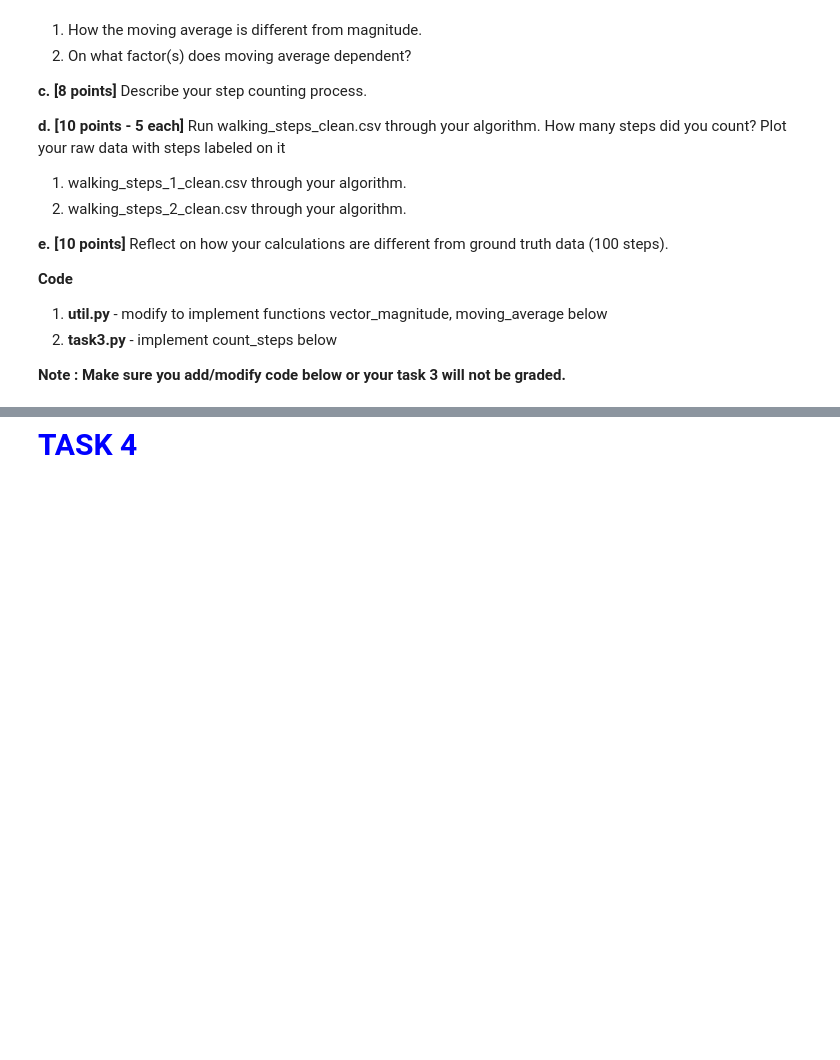
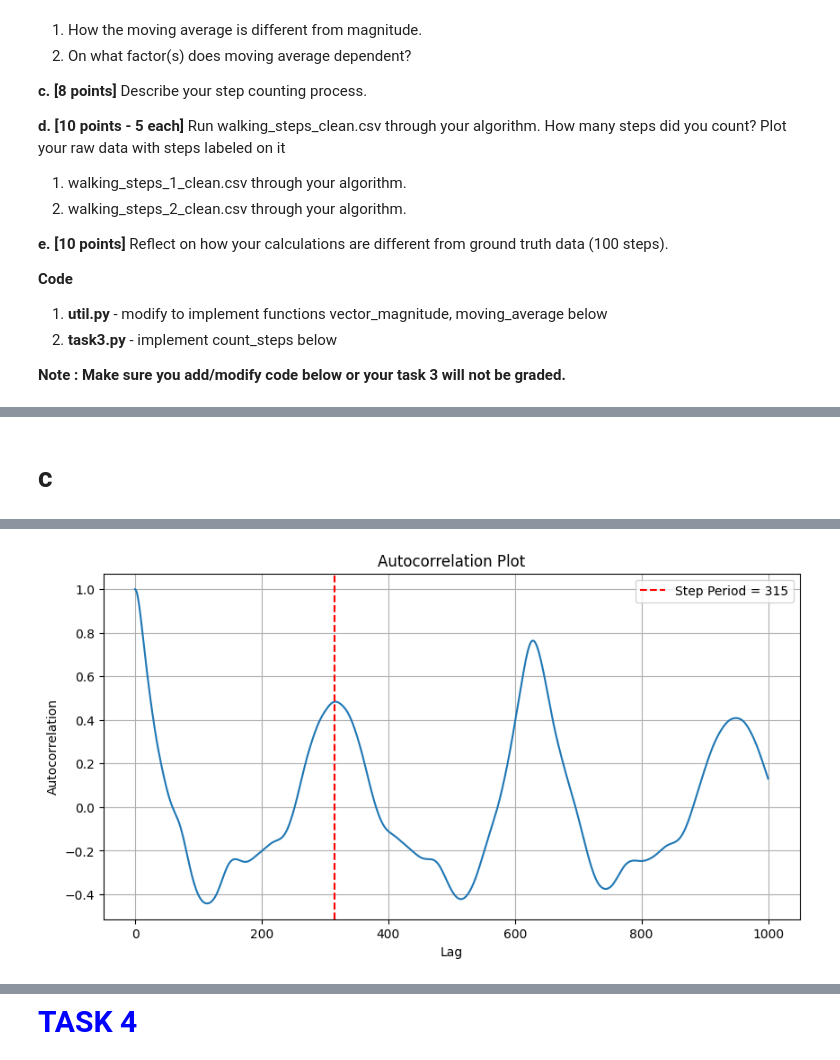
Before and after one commit to oscarlaird/muc_project_1, a Jupyter notebook: SensorDataAnalysisActivity.ipynb, the cells around one changed output, grey strips where cells are left out. Saved outputs shown, nothing was run; the diff lists cells and outputs as text; code cells hidden in the pictures; blank space fills up the shorter version.

```diff
--- a/SensorDataAnalysisActivity.ipynb
+++ b/SensorDataAnalysisActivity.ipynb
@@ -184,0 +286,20 @@ def moving_average(data, window_size):
+# %% [markdown]
+# c
+# %%
+!pip install statsmodels
+import numpy as np
+import matplotlib.pyplot as plt
+from statsmodels.tsa.stattools import acf
+
+# Assuming your time series is stored in `time_series`
+autocorr = acf(mag1, nlags=1000)  # Set nlags to a value slightly higher than your expected periodicity
+plt.figure()
+plt.plot(autocorr)
+plt.title("Autocorrelation Plot")
+plt.xlabel("Lag")
+plt.ylabel("Autocorrelation")
+plt.grid(True)
+plt.axvline(x=315, color='r', linestyle='--', label="Step Period = 315")
+plt.legend(loc='upper right')
+plt.show()
+# %% [output]
@@ -184,0 +317 @@ def moving_average(data, window_size):
+[figure, added]
```
Also changed, not shown: parts of 16 cells of this notebook, 6 other files.
